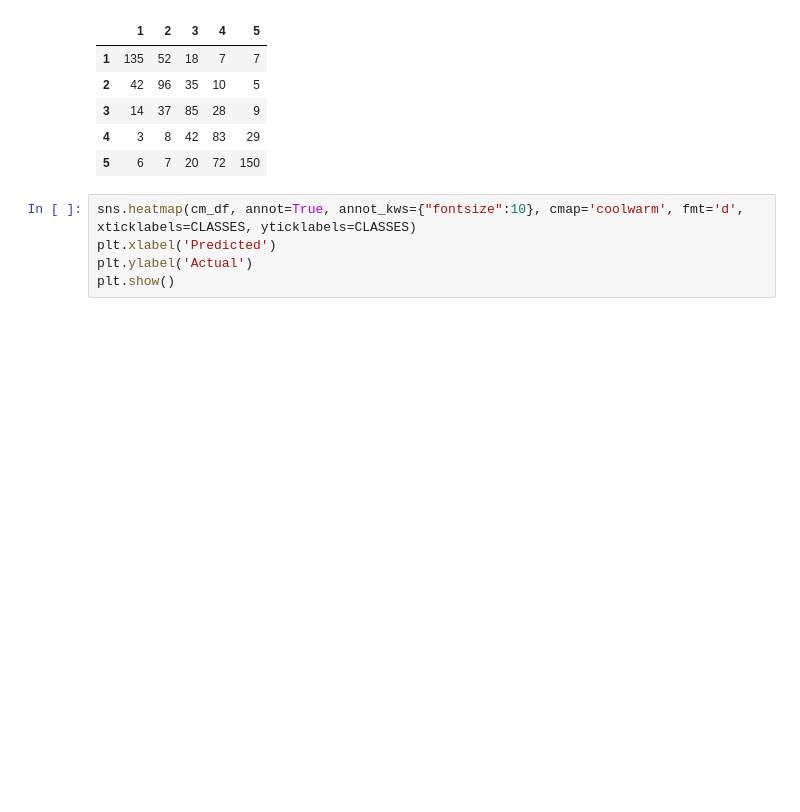
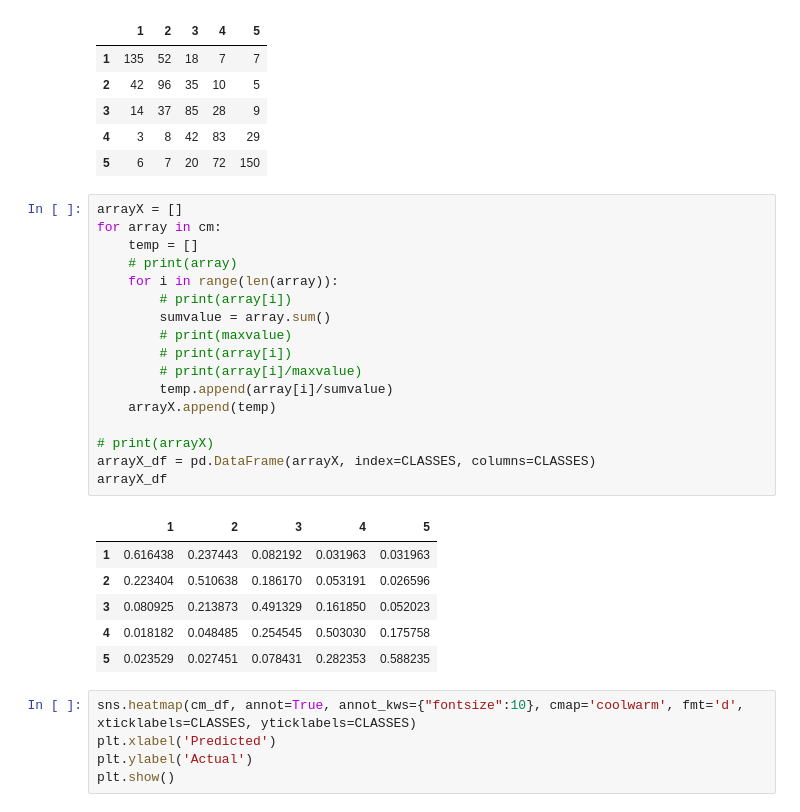
Before and after one commit to developer-onizuka/MachineLearningOnAWS, a Jupyter notebook: Fine-Tuning.ipynb, the cells around one changed output. Drawn from its saved outputs; the diff is of its cells as text; blank space fills up the shorter version.

```diff
--- a/Fine-Tuning.ipynb
+++ b/Fine-Tuning.ipynb
@@ -511,6 +511,30 @@ cm_df
 | 3 | 14 | 37 | 85 | 28 | 9 |
 | 4 | 3 | 8 | 42 | 83 | 29 |
 | 5 | 6 | 7 | 20 | 72 | 150 |
+# %%
+arrayX = []
+for array in cm:
+    temp = []
+    # print(array)
+    for i in range(len(array)):
+        # print(array[i])
+        sumvalue = array.sum()
+        # print(maxvalue)
+        # print(array[i])
+        # print(array[i]/maxvalue)
+        temp.append(array[i]/sumvalue)
+    arrayX.append(temp)
+
+# print(arrayX)
+arrayX_df = pd.DataFrame(arrayX, index=CLASSES, columns=CLASSES)
+arrayX_df
+# %% [output]
+|  | 1 | 2 | 3 | 4 | 5 |
+| 1 | 0.616438 | 0.237443 | 0.082192 | 0.031963 | 0.031963 |
+| 2 | 0.223404 | 0.510638 | 0.186170 | 0.053191 | 0.026596 |
+| 3 | 0.080925 | 0.213873 | 0.491329 | 0.161850 | 0.052023 |
+| 4 | 0.018182 | 0.048485 | 0.254545 | 0.503030 | 0.175758 |
+| 5 | 0.023529 | 0.027451 | 0.078431 | 0.282353 | 0.588235 |
 # %%
 sns.heatmap(cm_df, annot=True, annot_kws={"fontsize":10}, cmap='coolwarm', fmt='d', xticklabels=CLASSES, yticklabels=CLASSES)
 plt.xlabel('Predicted')
```
Also changed, not shown: parts of 3 cells of this notebook.
